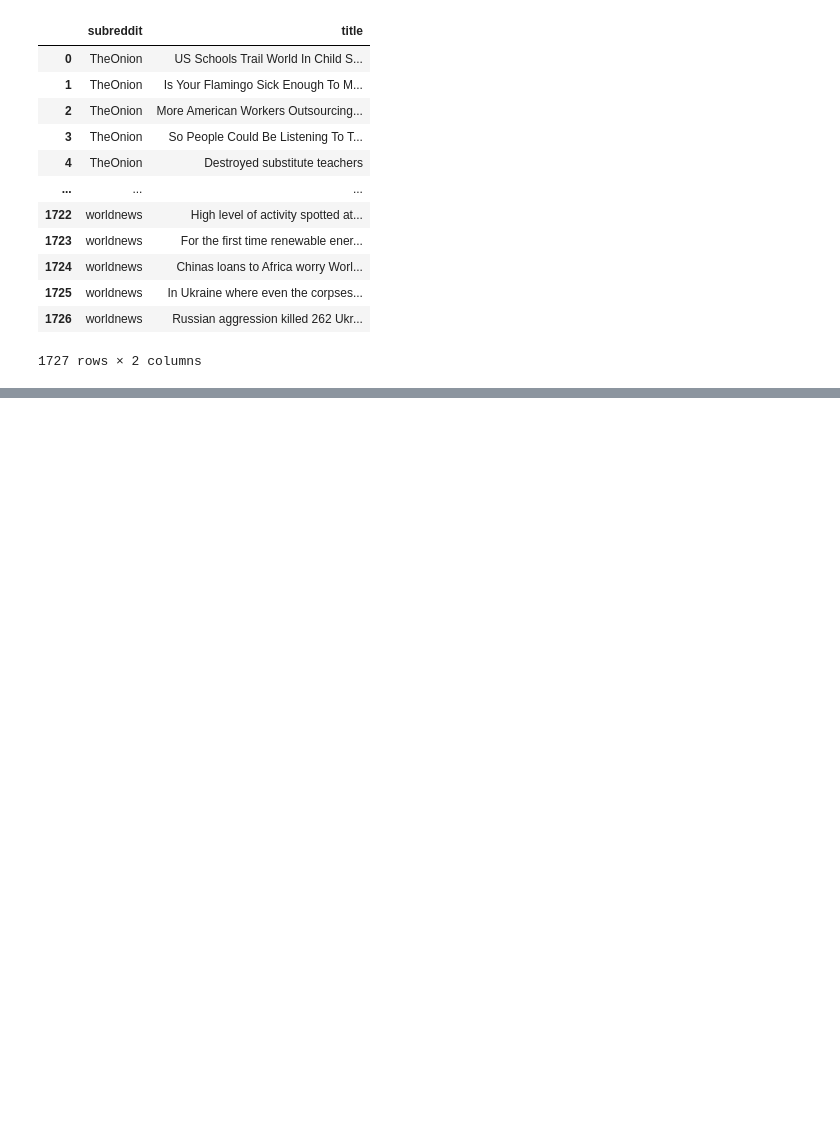
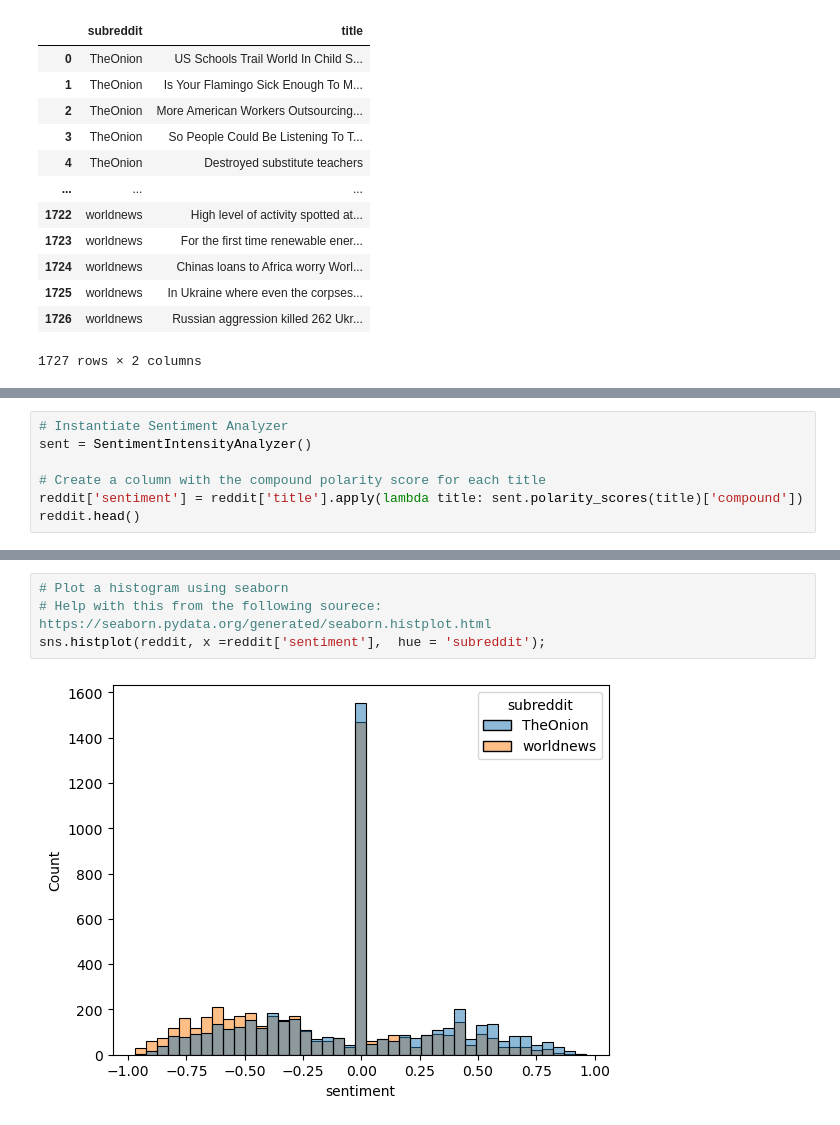
Before and after one commit to drossDS/Humor_Identification_with_NLP, a Jupyter notebook: code/4-Modeling-Round-2.ipynb, the cells around one changed output, grey strips where cells are left out. Drawn from its saved outputs; the diff is of its cells as text; blank space fills up the shorter version.

```diff
--- a/code/4-Modeling-Round-2.ipynb
+++ b/code/4-Modeling-Round-2.ipynb
@@ -168,0 +210,7 @@ wldnws_word_counts.hist(alpha = 0.5, bins = (wldnws_word_counts.max() - wldnws_w
+# %%
+# Instantiate Sentiment Analyzer
+sent = SentimentIntensityAnalyzer()
+
+# Create a column with the compound polarity score for each title
+reddit['sentiment'] = reddit['title'].apply(lambda title: sent.polarity_scores(title)['compound'])
+reddit.head()
@@ -168,0 +254,6 @@ wldnws_word_counts.hist(alpha = 0.5, bins = (wldnws_word_counts.max() - wldnws_w
+# %%
+# Plot a histogram using seaborn
+# Help with this from the following sourece:  https://seaborn.pydata.org/generated/seaborn.histplot.html
+sns.histplot(reddit, x =reddit['sentiment'],  hue = 'subreddit');
+# %% [output]
+[figure, added]
```
Also changed, not shown: parts of 22 cells of this notebook.
